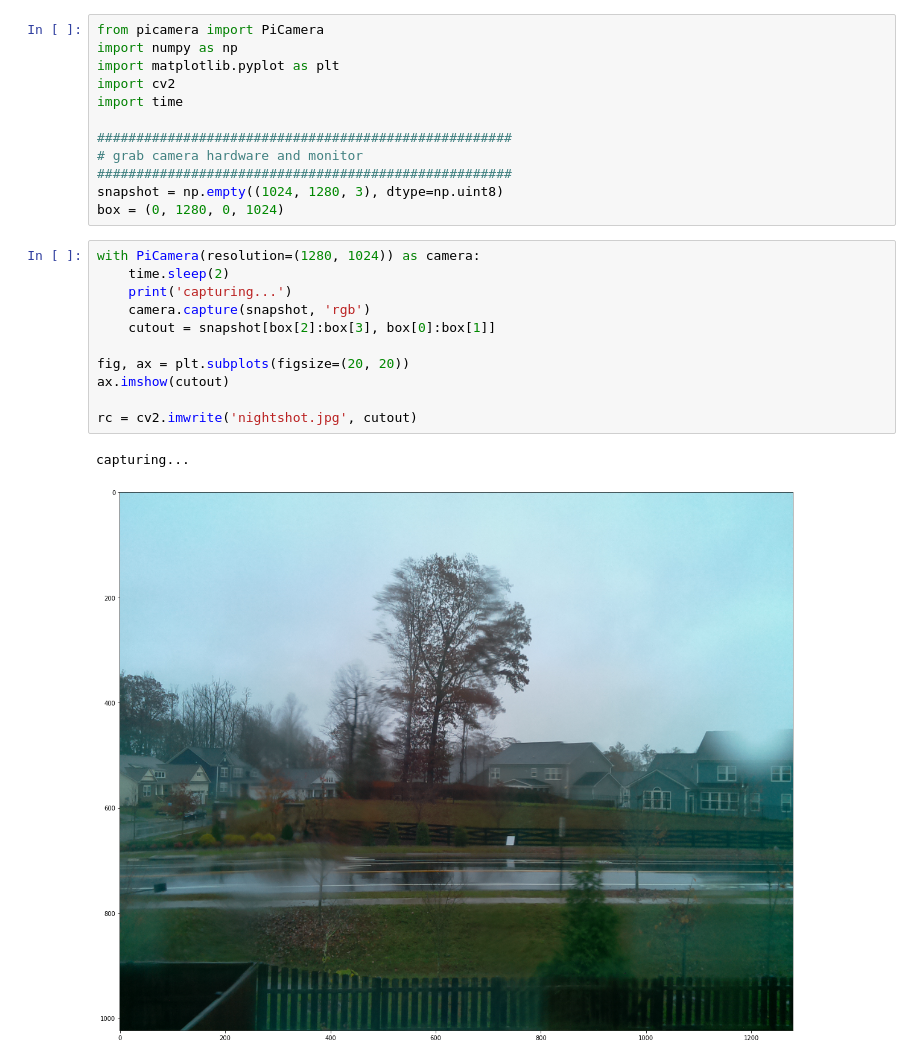
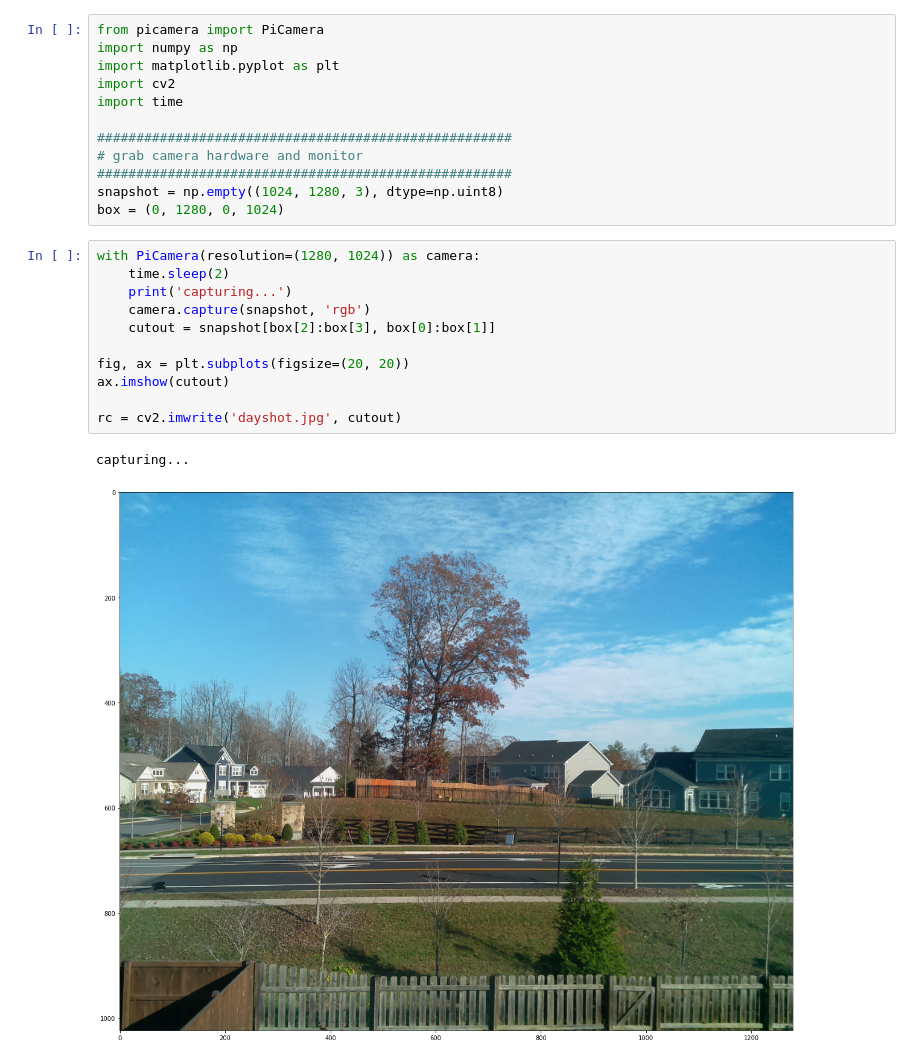
Before and after one commit to ryanraba/pimotion, a Jupyter notebook: dayshot.ipynb, the cells around one changed output. Cells and saved outputs as stored; diff of their text form.

```diff
--- a/dayshot.ipynb
+++ b/dayshot.ipynb
@@ -13,14 +13,14 @@ box = (0, 1280, 0, 1024)
 # %%
 with PiCamera(resolution=(1280, 1024)) as camera:
     time.sleep(2)
     print('capturing...')
     camera.capture(snapshot, 'rgb')
     cutout = snapshot[box[2]:box[3], box[0]:box[1]]
 
 fig, ax = plt.subplots(figsize=(20, 20))
 ax.imshow(cutout)
 
-rc = cv2.imwrite('nightshot.jpg', cutout)
+rc = cv2.imwrite('dayshot.jpg', cutout)
 # %% [output]
 capturing...
-[figure, old version]
+[figure, new version]
```
Also changed, not shown: 2 other files.
